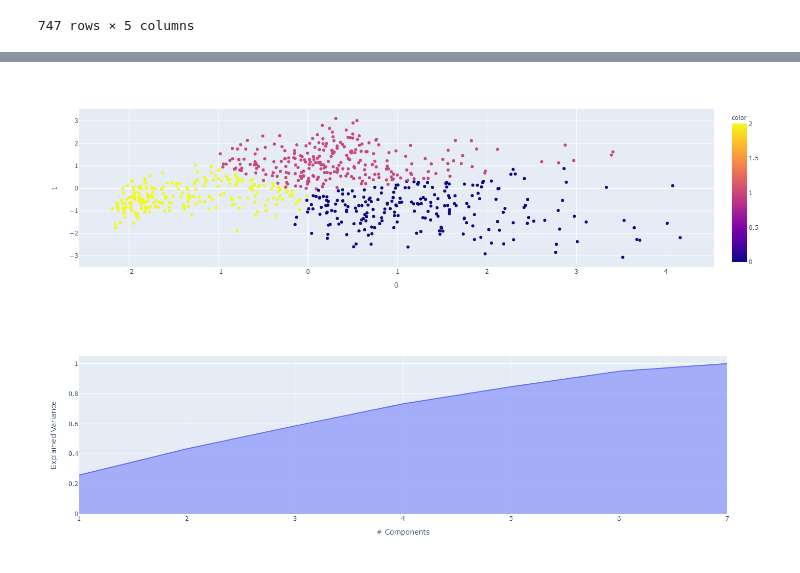
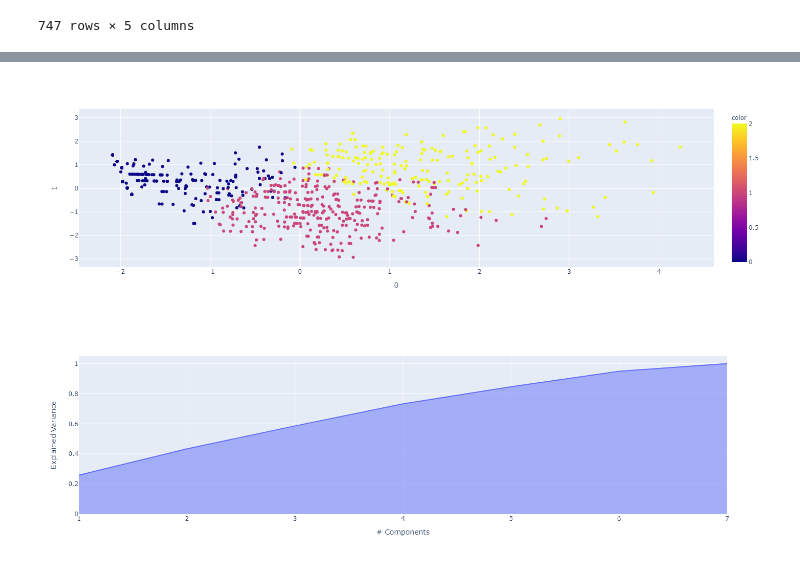
Before and after one commit to elslb/LH_mini_project_3, a Jupyter notebook: mini_project_3.ipynb, the cells around one changed output, grey strips where cells are left out. Cells and saved outputs as stored; diff of their text form; code cells hidden in the pictures.

```diff
--- a/mini_project_3.ipynb
+++ b/mini_project_3.ipynb
@@ -164,12 +62,12 @@ X = df_cust1.drop(columns='state_code',)
 # %%
 pca = PCA(n_components=3)
-components = pca.fit_transform(df_z)
+components = pca.fit_transform(df_cust2)
 
 
 fig = px.scatter(components, x=0, y=1, color=y_km)
 fig.show()
 # %% [output]
-[figure, old version]
+[figure, new version]
 # %%
 pca = PCA()
 pca.fit(df_z)
```
Also changed, not shown: parts of 21 cells of this notebook.
